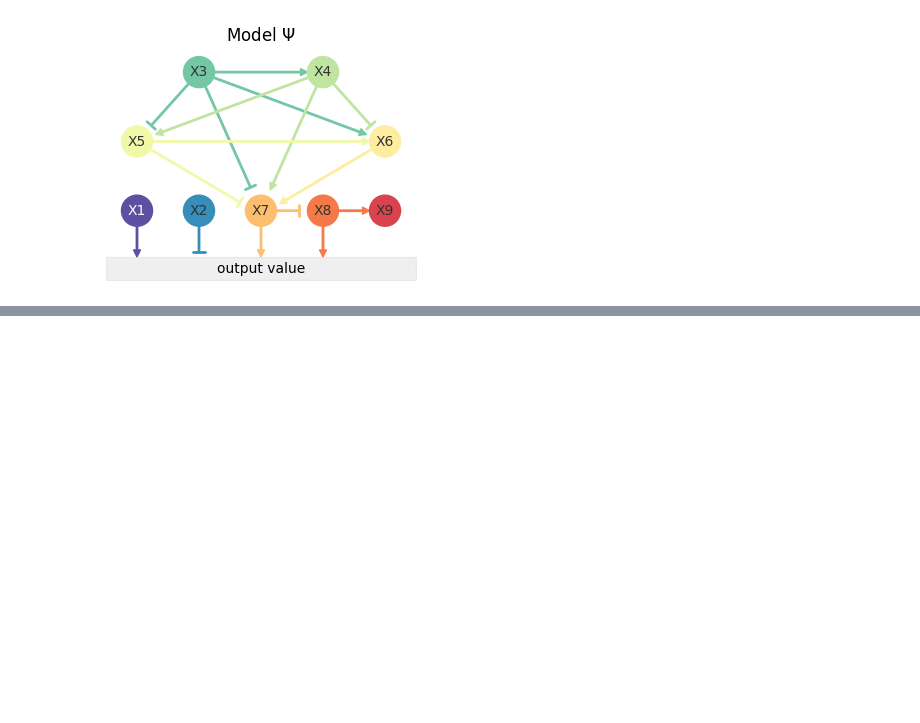
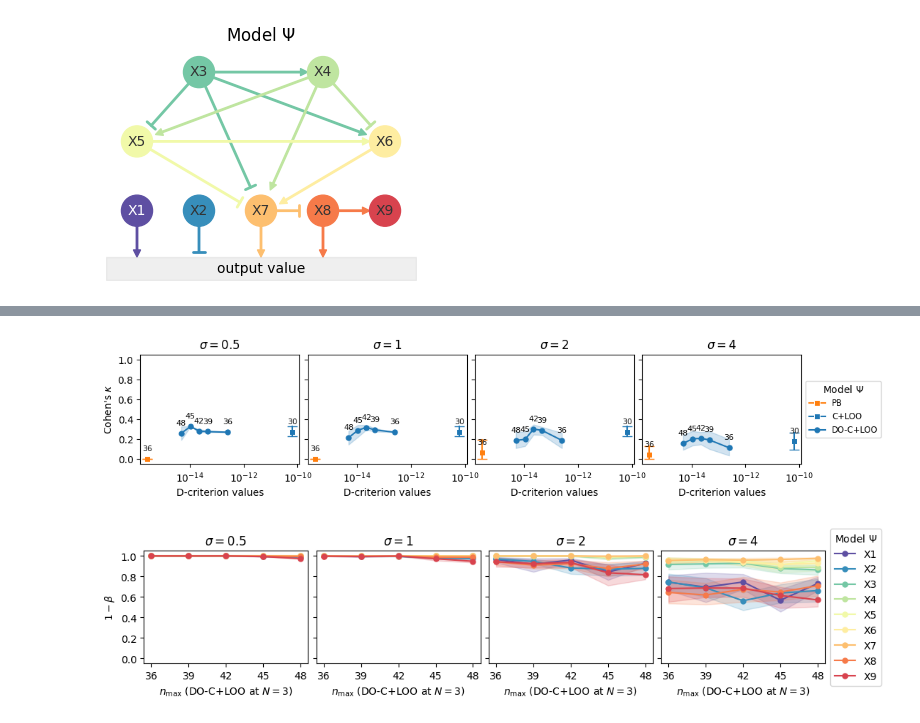
Before and after one commit to yo-aka-gene/WhyDOE, a Jupyter notebook: jupyternb/benchmark_circuit.ipynb, the cells around one changed output, grey strips where cells are left out. Saved outputs shown, nothing was run; the diff lists cells and outputs as text; code cells hidden in the pictures; blank space fills up the shorter version.

```diff
--- a/jupyternb/benchmark_circuit.ipynb
+++ b/jupyternb/benchmark_circuit.ipynb
@@ -415,0 +75,11 @@ if conf.savefig:
+# %%
+dopipe = DOptimizationBenchmarkingPipeline(
+    from_pipeline=pipe,
+    N=conf.N,
+    n_add=conf.n_add
+)
+# %%
+dopipe.plot(savefig=True)
+# %% [output]
+[figure, added]
+[figure, added]
```
Also changed, not shown: parts of 21 cells of this notebook, 30 other files.
